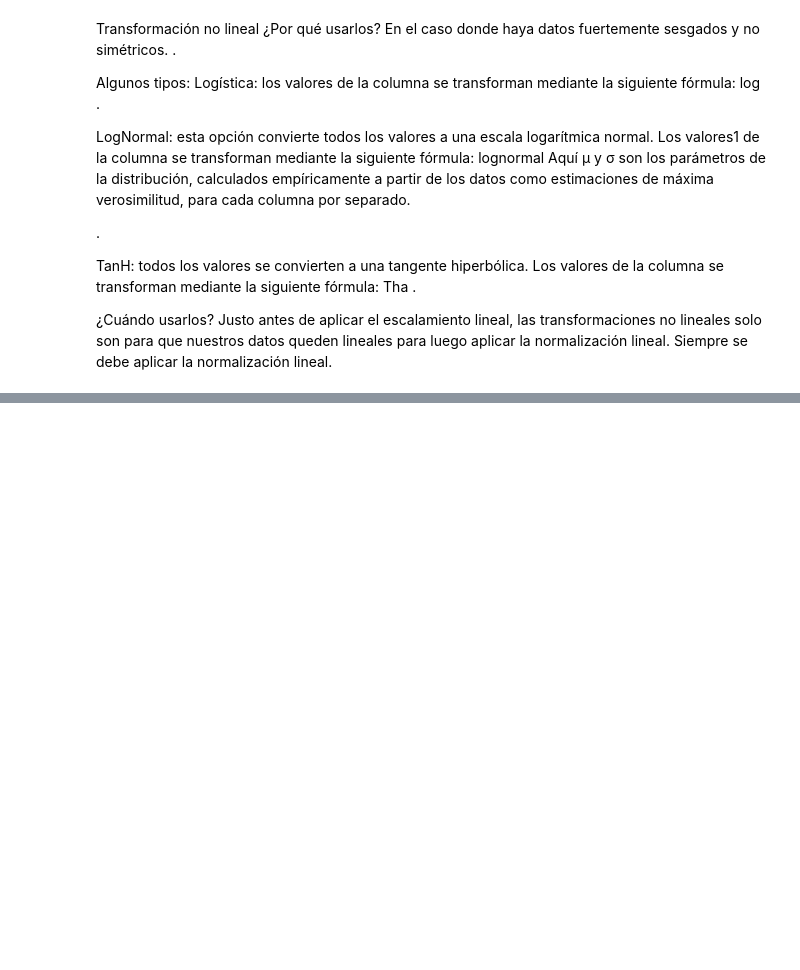
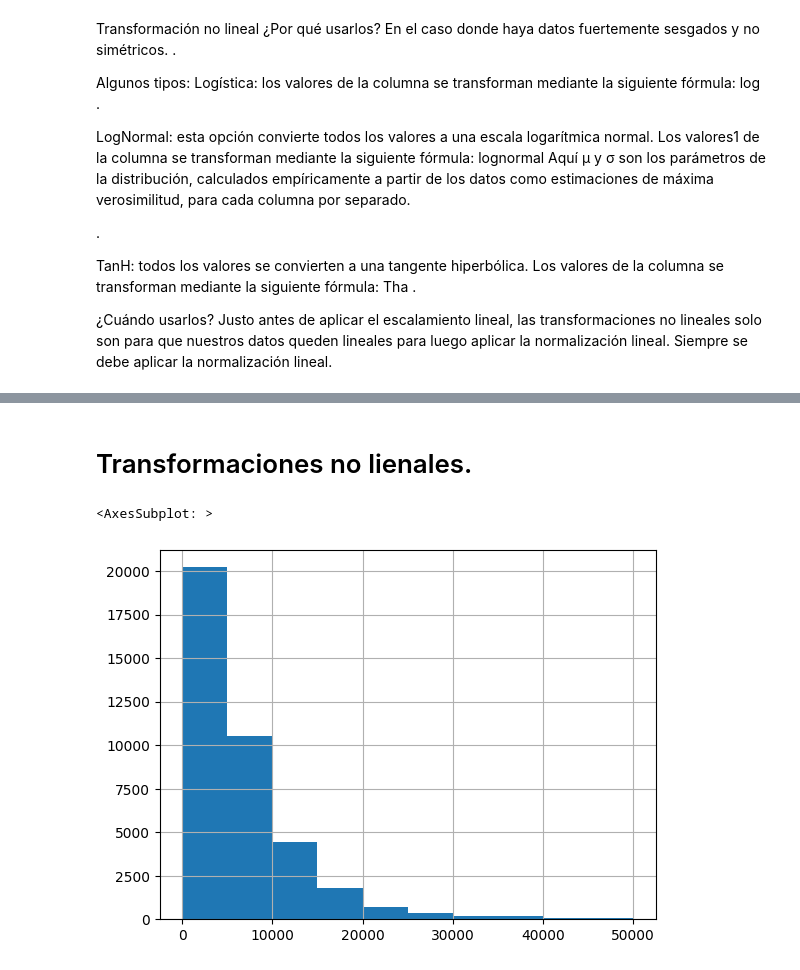
Before and after one commit to JuanDiegoZ/EstadisticaDescriptiva, a Jupyter notebook: EstadisticaDescriptivaIntroduccion.ipynb, the cells around one changed output, grey strips where cells are left out. Cells and saved outputs as stored; diff of their text form; code cells hidden in the pictures; blank space fills up the shorter version.

```diff
--- a/EstadisticaDescriptivaIntroduccion.ipynb
+++ b/EstadisticaDescriptivaIntroduccion.ipynb
@@ -518,0 +584,8 @@ Justo antes de aplicar el escalamiento lineal, las transformaciones no lineales
+# %% [markdown]
+# Transformaciones  no lienales.
+# %%
+df_cars = pd.read_csv('cars.csv')
+df_cars.price_usd.hist()
+# %% [output]
+<AxesSubplot: >
+[figure, added]
```
Also changed, not shown: parts of 12 cells of this notebook.
